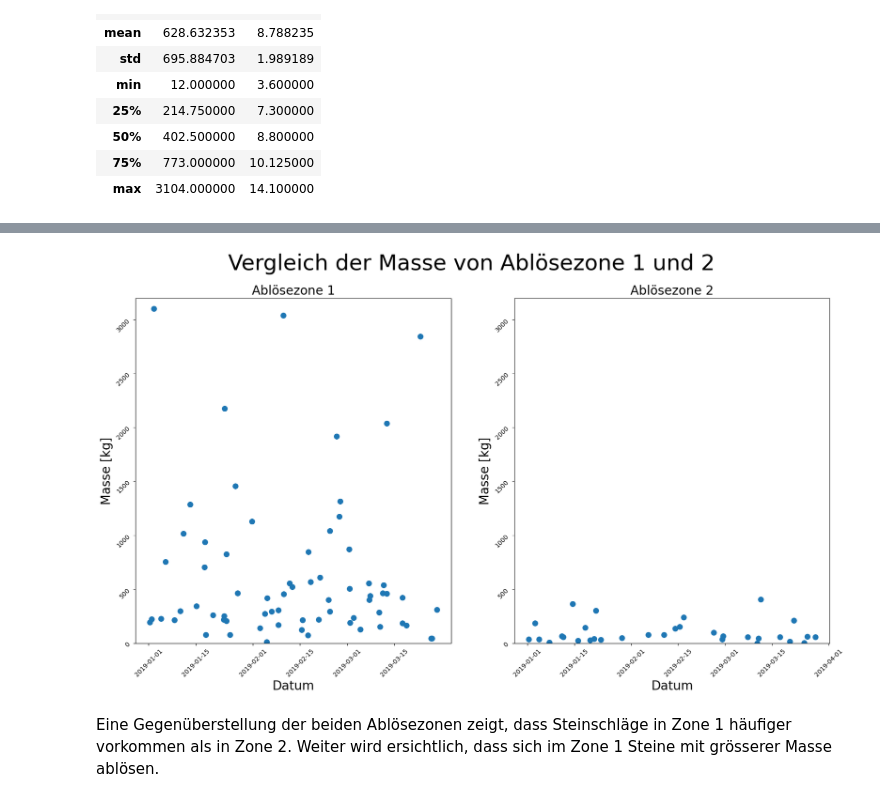
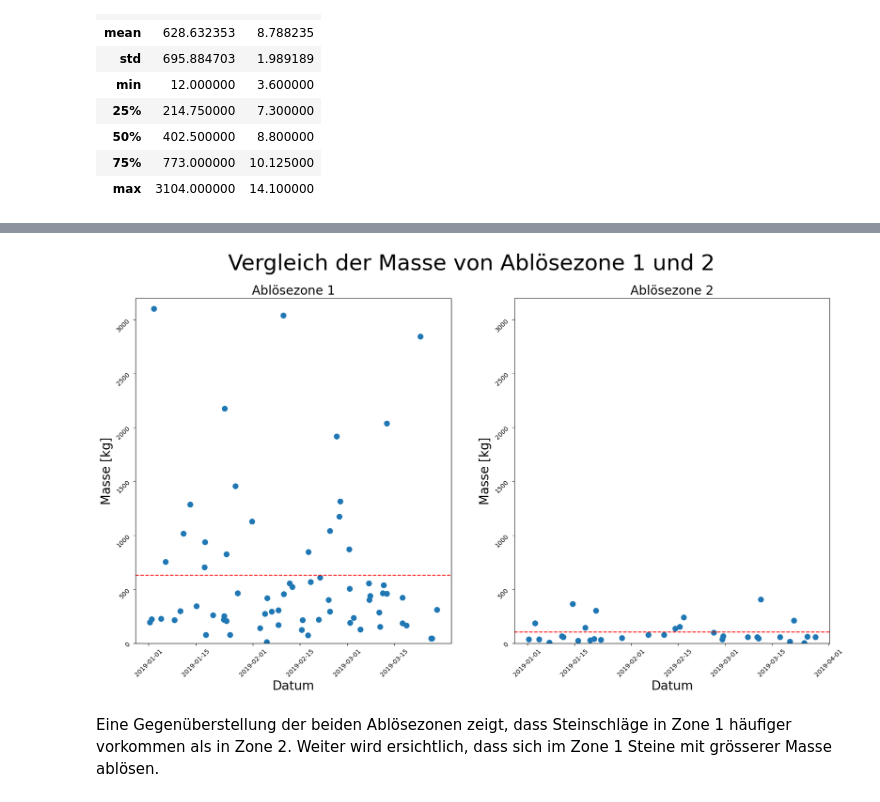
Before and after one commit to ChristianHeeb/cwm1_challenge, a Jupyter notebook: 01_notebook/notebook.ipynb, the cells around one changed output, grey strips where cells are left out. Saved outputs shown, nothing was run; the diff lists cells and outputs as text; code cells hidden in the pictures.

Commit message:
Weitere Analysen und Visualisierungen durchgeführt

```diff
--- a/01_notebook/notebook.ipynb
+++ b/01_notebook/notebook.ipynb
@@ -228,0 +237,9 @@ display(df_zone2)
+# %%
+#determine median df_zone 2
+median_zone2 = df_zone2["mass [kg]"].median()
+
+#input value to df
+df_zone2.loc[df_zone2["mass [kg]"] <= 0, "mass [kg]"] = median_zone2
+
+#show data
+display(df_zone2)
@@ -256,31 +431,39 @@ df_zone2.describe()
 # %%
 #compare mass of the fallen rocks
 fig, (ax1, ax2) = plt.subplots(1, 2, figsize = (20, 10))
 
 #subplot 1
 ax1.scatter(df_zone1["date"], df_zone1["mass [kg]"], s = 70)
 ax1.set_xlabel("Datum", fontsize = 20)
 ax1.set_ylabel("Masse [kg]", fontsize = 20)
 ax1.set_title("Ablösezone 1", fontsize = 20)
 ax1.set_ylim(bottom=0, top=3200)
 
 #subplot 1
 ax2.scatter(df_zone2["date"], df_zone2["mass [kg]"], s = 70)
 ax2.set_xlabel("Datum", fontsize = 20)
 ax2.set_ylabel("Masse [kg]", fontsize = 20)
 ax2.set_title("Ablösezone 2", fontsize = 20)
 ax2.set_ylim(bottom=0, top=3200)
 
 #overall title
 plt.suptitle("Vergleich der Masse von Ablösezone 1 und 2", fontsize = 35)
 
+#add meanline
+zone1_mean = df_zone1["mass [kg]"].mean()
+ax1.axhline(zone1_mean, color='r', linestyle='--')
+
+zone2_mean = df_zone2["mass [kg]"].mean()
+ax2.axhline(zone2_mean, color='r', linestyle='--')
+
+
 #change angle of labels
 for ax in fig.axes:
     ax.tick_params(labelrotation = 45)
 
 plt.show()
 # %% [output]
-[figure, old version]
+[figure, new version]
 # %% [markdown]
 Eine Gegenüberstellung der beiden Ablösezonen zeigt, dass Steinschläge in Zone 1 häufiger vorkommen als in Zone 2. Weiter wird ersichtlich, dass sich im Zone 1 Steine mit grösserer Masse ablösen.
 # %%
```
Also changed, not shown: parts of 20 cells of this notebook.
